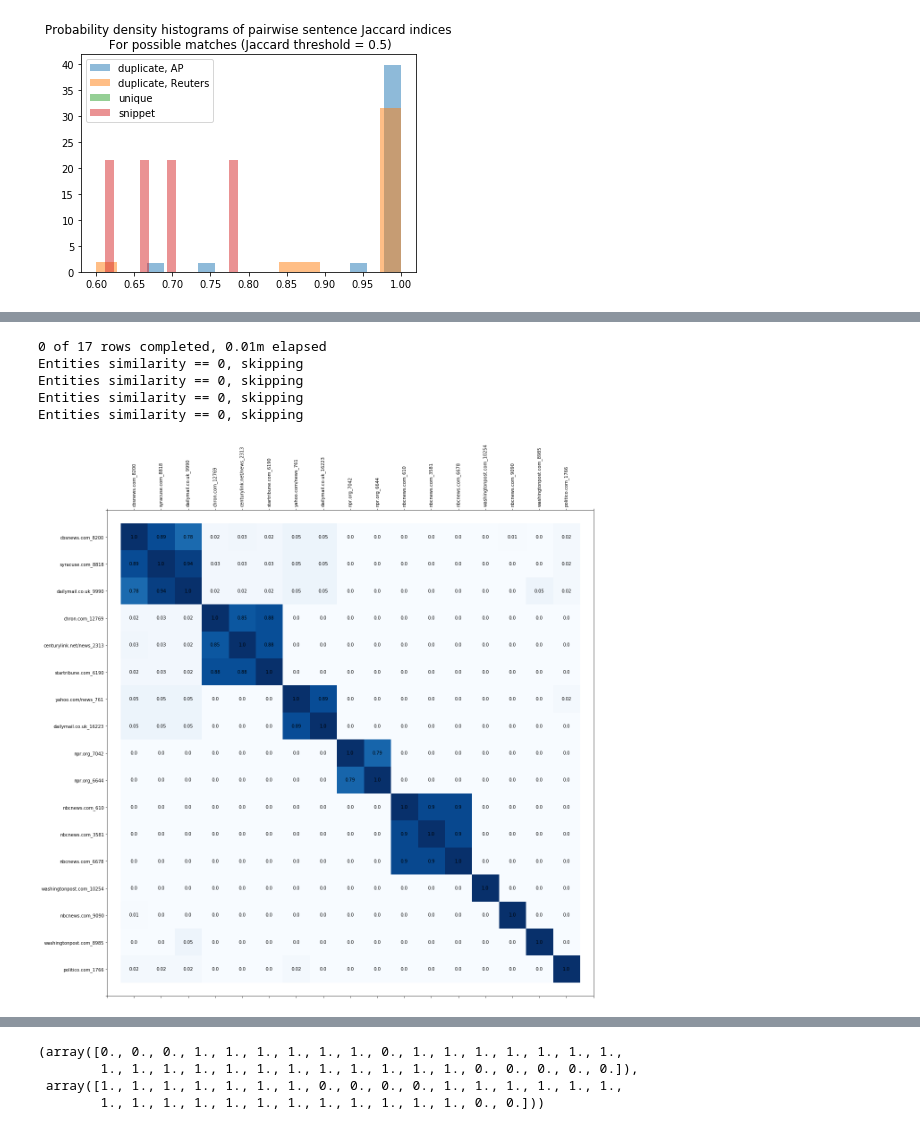
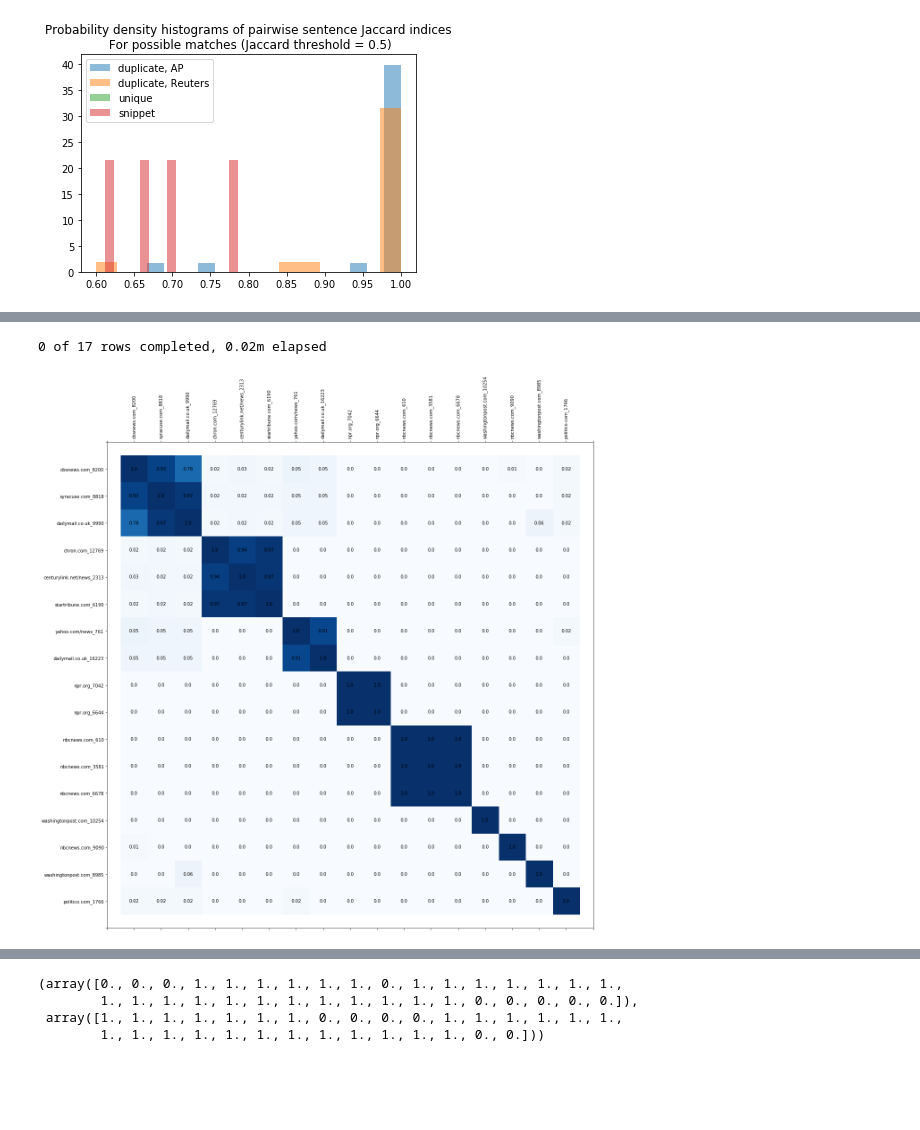
Before and after one commit to asprout/ArticleComparisons, a Jupyter notebook: ArticleSimilarity.ipynb, the cells around one changed output, grey strips where cells are left out. Cells and saved outputs as stored; diff of their text form; code cells hidden in the pictures; blank space fills up the shorter version.

```diff
--- a/ArticleSimilarity.ipynb
+++ b/ArticleSimilarity.ipynb
@@ -28,3 +28,5 @@ census_df = utils.readArticles(census_path)
 helsinki_df = utils.readArticles(helsinki_path)
 # %%
 helsinki_df.head()
+para_sep = "###"
+cm = machine.MultiComparisons()
@@ -142,20 +145,16 @@ B-A: {'washington'}
 # %%
 docs_list = clust_ap + clust_ap_files + clust_reuters + clust_freshair + clust_levinson + clust_wrong + [8985, 1766]
 # 8985 = briefing of many news stories, includes snippet from 6844
 # 1766 = heavily based off of reuters
-clusters_dict = dd.dict_by_ids(census_df, docs_list)
+clusters_dict = dd.dict_by_ids(census_df, docs_list, para_sep = para_sep)
 
-dd.entities = True
+#dd.entities = True
 score_mat = dd.similarity_mat(clusters_dict, ordered = False)
 axislabels = [census_df[census_df["id"] == id].iloc[0, 1] + "_" + str(id) for id in docs_list]
 utils.display_mat(score_mat, xlabs = axislabels)
 # %% [output]
-0 of 17 rows completed, 0.01m elapsed
-Entities similarity == 0, skipping
-Entities similarity == 0, skipping
-Entities similarity == 0, skipping
-Entities similarity == 0, skipping
+0 of 17 rows completed, 0.02m elapsed
-[figure, old version]
+[figure, new version]
 # %%
 id1 = 9990
 id2 = 8200
```
Also changed, not shown: parts of 15 cells of this notebook, 6 other files.
